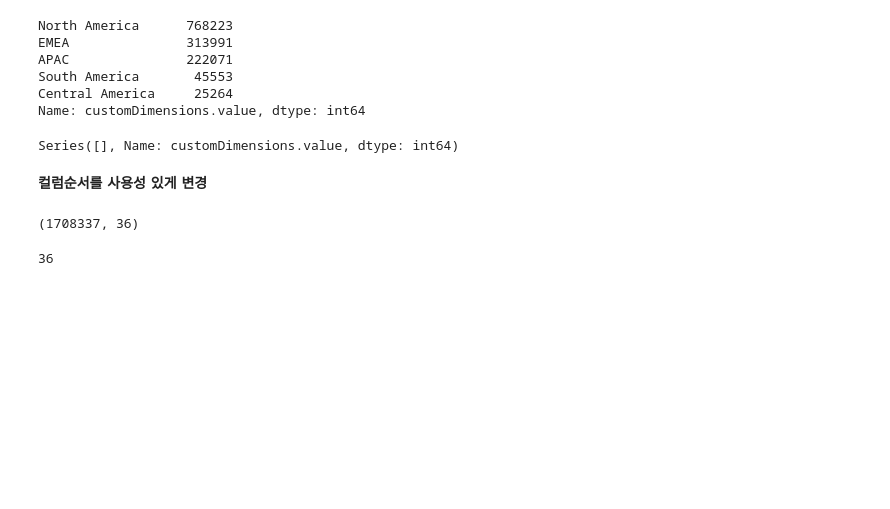
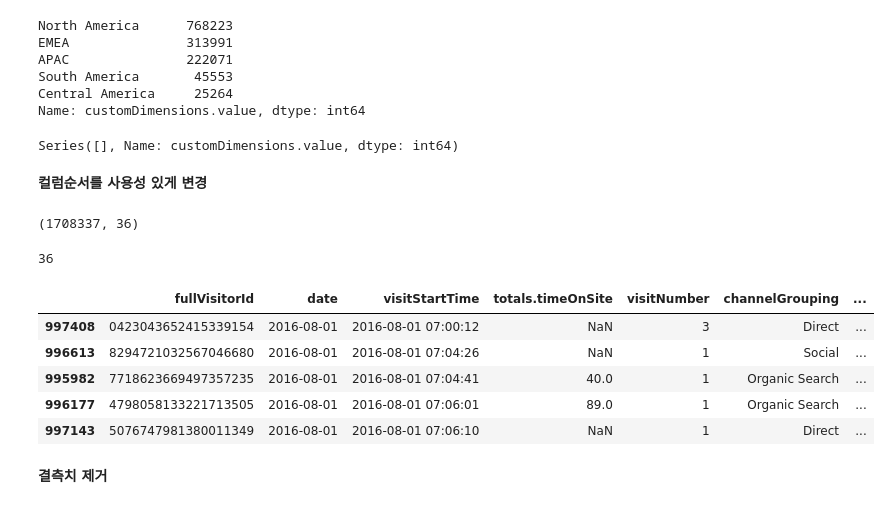
Before and after one commit to ev1025/GA_LOG_ANALYST, a Jupyter notebook: GA전처리(Hits제외).ipynb, the cells around one changed output. Cells and saved outputs as stored; diff of their text form; code cells hidden in the pictures; blank space fills up the shorter version.

```diff
--- a/GA전처리(Hits제외).ipynb
+++ b/GA전처리(Hits제외).ipynb
@@ -239,7 +240,8 @@ google.se                    1
 p.qiao.baidu.com             1
 Name: trafficSource.source, Length: 345, dtype: int64
 # %%
-df = df.drop(['device.isMobile','trafficSource.isTrueDirect'], axis=1)
+# 데이터 정합성이 의심되어 삭제처리
+df = df.drop(['device.isMobile','trafficSource.isTrueDirect','trafficSource.referralPath'], axis=1)
 # %% [markdown]
 **사용자 지정 컬럼(보류)**
 # %%
@@ -267,8 +269,7 @@ last_df = df[['fullVisitorId','date','visitStartTime',        # 유저고유ID,
     'geoNetwork.continent','geoNetwork.subContinent', 'geoNetwork.country','geoNetwork.region','geoNetwork.metro','geoNetwork.city','geoNetwork.networkDomain', # 지역
     'totals.hits', 'totals.pageviews', 'totals.bounces','totals.newVisits', # 'bounces' = 다른페이지 방문 없이 이탈여부, 'newVisits' = 재방문여부
     'totals.sessionQualityDim','totals.transactions','totals.transactionRevenue','totals.totalTransactionRevenue', # qualitydim =활동점수, transaction=구매활동횟수,transactionRevenue=비용제거거래액,totals.totalTransactionRevenue=비용포함
-    'trafficSource.campaign', 'trafficSource.adContent', # campaign=캠페인, adContent=캠패인 안의 컨텐츠
-    'trafficSource.source','trafficSource.referralPath', # source=유입사이트, referralPath =넘어 온 사이트(nan이면 사이틑에 직접들어온것)
+    'trafficSource.campaign', 'trafficSource.adContent','trafficSource.source', # campaign=캠페인, adContent=캠패인 안의 컨텐츠, source=유입사이트
     'trafficSource.medium','trafficSource.keyword',      # medium=유입매체, keyword=유입검색단어,
     'trafficSource.adwordsClickInfo.page','trafficSource.adwordsClickInfo.slot', # adwordsClickInfo.page=광고유입 후 방문한페이지수, adwordsClickInfo.slot=광고위치("RHS"는 "right-hand side"오른쪽, "Google Display Network"는 검색결과창 외의 위치)
     'trafficSource.adwordsClickInfo.gclId','trafficSource.adwordsClickInfo.adNetworkType', # gclId=구글ad로 유입(아닌 경우Nan), adNetworkType=유입광고위치 googlesearch(검색결과창),GDN(타사이트 광고창)
@@ -278,6 +279,9 @@ last_df = df[['fullVisitorId','date','visitStartTime',        # 유저고유ID,
 # "Organic Search" (검색 엔진), "Direct" (직접 방문), "Referral" (외부 웹사이트에서의 링크), "Paid Search" (광고),
 # "Social" (소셜 미디어), "Email" (이메일), "Affiliates" (제휴사), "Display" (디스플레이 광고)
 
+# trafficsource.medium
+# organic(웹사이트검색),referral(링크유입), affiliate(제휴사), cpc,cpm(클릭당,조회수당 비용측정)
+
 last_df.shape
 # %% [output]
 (1708337, 36)
@@ -286,3 +290,16 @@ last_df.shape
 len(set(df.columns).intersection(set(last_df.columns)))
 # %% [output]
 36
+# %%
+# 시간순 정렬
+last_df = last_df.sort_values(by=['visitStartTime'],ascending=True)
+last_df.head()
+# %% [output]
+|  | fullVisitorId | date | visitStartTime | totals.timeOnSite | visitNumber | channelGrouping | ... |
+| 997408 | 0423043652415339154 | 2016-08-01 | 2016-08-01 07:00:12 | NaN | 3 | Direct | ... |
+| 996613 | 8294721032567046680 | 2016-08-01 | 2016-08-01 07:04:26 | NaN | 1 | Social | ... |
+| 995982 | 7718623669497357235 | 2016-08-01 | 2016-08-01 07:04:41 | 40.0 | 1 | Organic Search | ... |
+| 996177 | 4798058133221713505 | 2016-08-01 | 2016-08-01 07:06:01 | 89.0 | 1 | Organic Search | ... |
+| 997143 | 5076747981380011349 | 2016-08-01 | 2016-08-01 07:06:10 | NaN | 1 | Direct | ... |
+# %% [markdown]
+**결측치 제거**
```
Also changed, not shown: parts of 14 cells of this notebook.
